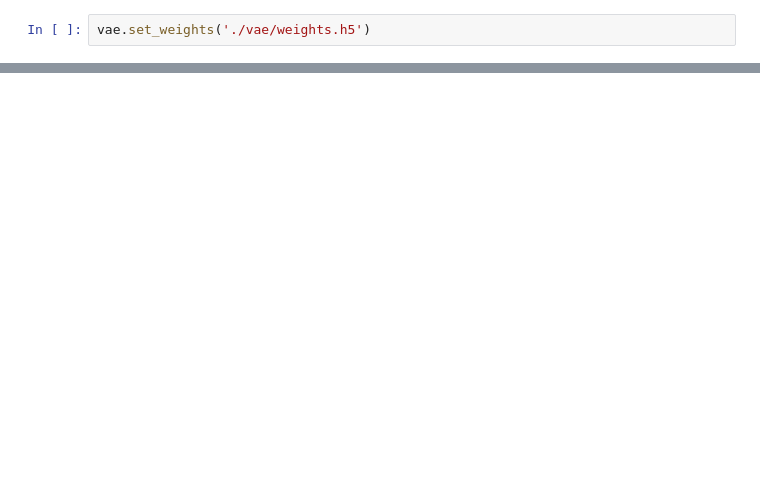
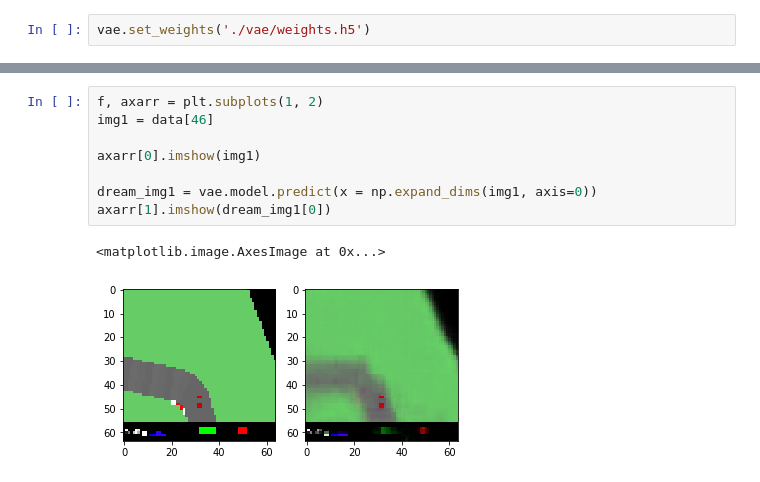
Before and after one commit to ffabi/SemesterProject, a Jupyter notebook: applied_worldmodel/Visualize.ipynb, the cells around one changed output, grey strips where cells are left out. Drawn from its saved outputs; the diff is of its cells as text; blank space fills up the shorter version.

```diff
--- a/applied_worldmodel/Visualize.ipynb
+++ b/applied_worldmodel/Visualize.ipynb
@@ -52,0 +66,11 @@ axarr[1].imshow(dream_img[0])
+# %%
+f, axarr = plt.subplots(1, 2)
+img1 = data[46]
+
+axarr[0].imshow(img1)
+
+dream_img1 = vae.model.predict(x = np.expand_dims(img1, axis=0))
+axarr[1].imshow(dream_img1[0])
+# %% [output]
+<matplotlib.image.AxesImage at 0x...>
+[figure, added]
```
Also changed, not shown: parts of 11 cells of this notebook, 4 other files.
